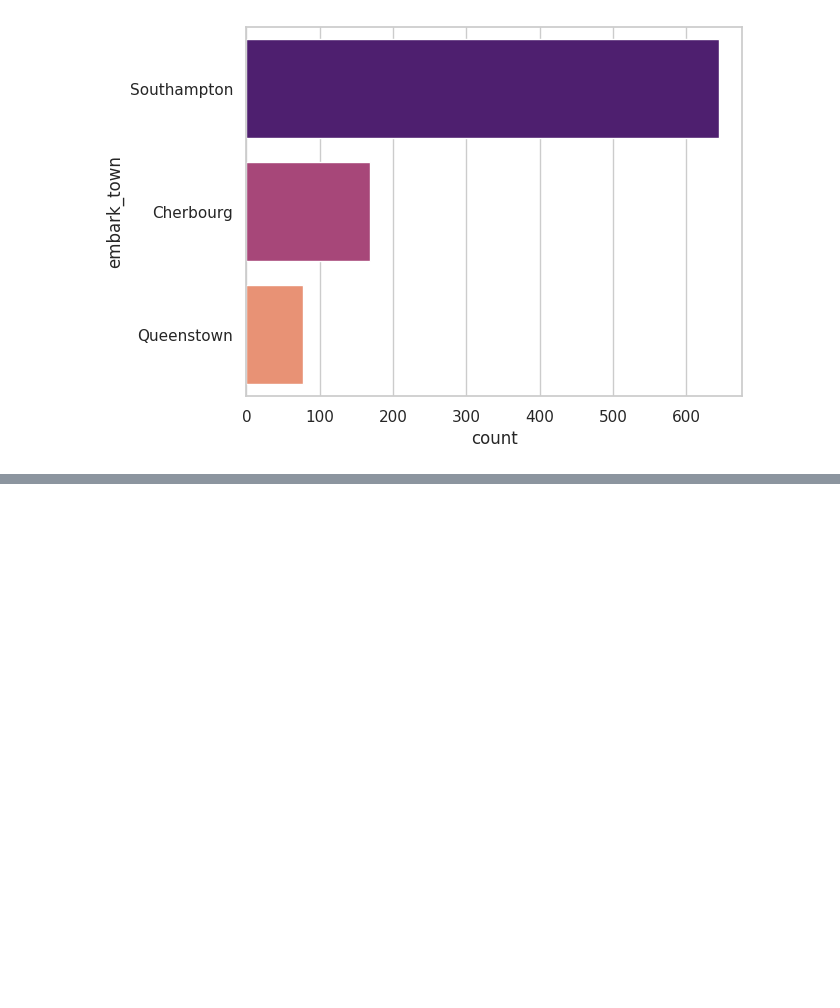
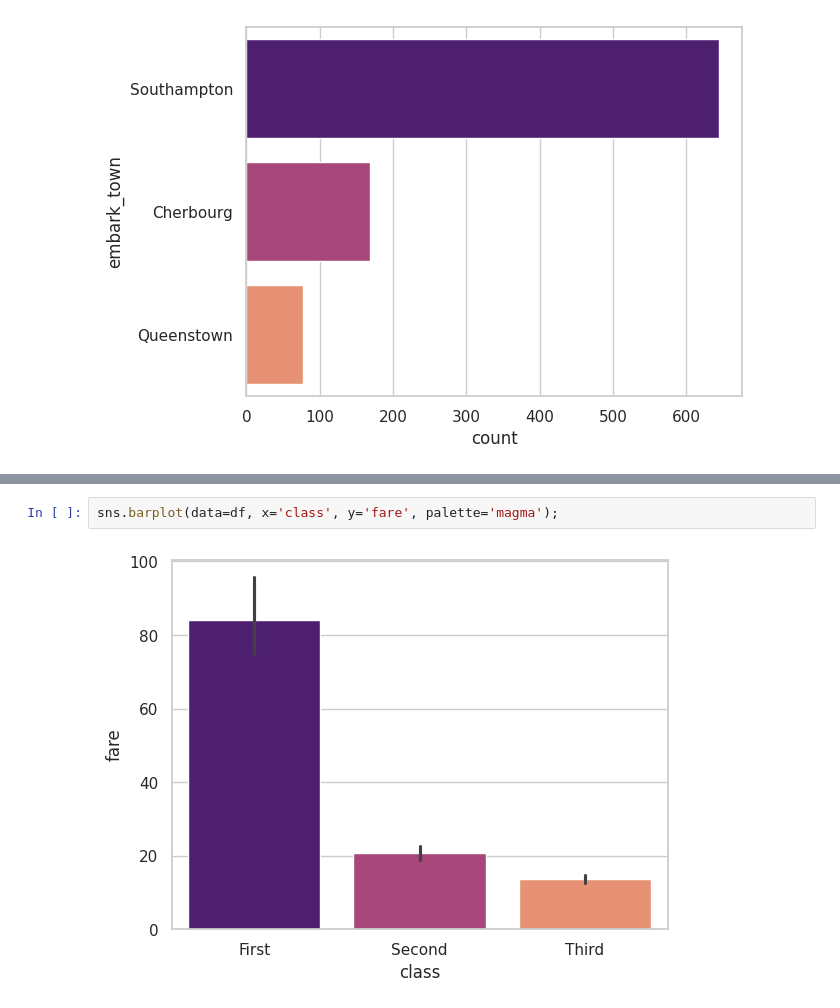
Before and after one commit to crissyro/base-of-DS, a Jupyter notebook: notebooks/basic_of_seaborn.ipynb, the cells around one changed output, grey strips where cells are left out. Saved outputs shown, nothing was run; the diff lists cells and outputs as text; blank space fills up the shorter version.

```diff
--- a/notebooks/basic_of_seaborn.ipynb
+++ b/notebooks/basic_of_seaborn.ipynb
@@ -60,0 +105,4 @@ sns.countplot(data=df, y='embark_town', palette='magma');
+# %%
+sns.barplot(data=df, x='class', y='fare', palette='magma');
+# %% [output]
+[figure, added]
```
Also changed, not shown: parts of 8 cells of this notebook.
